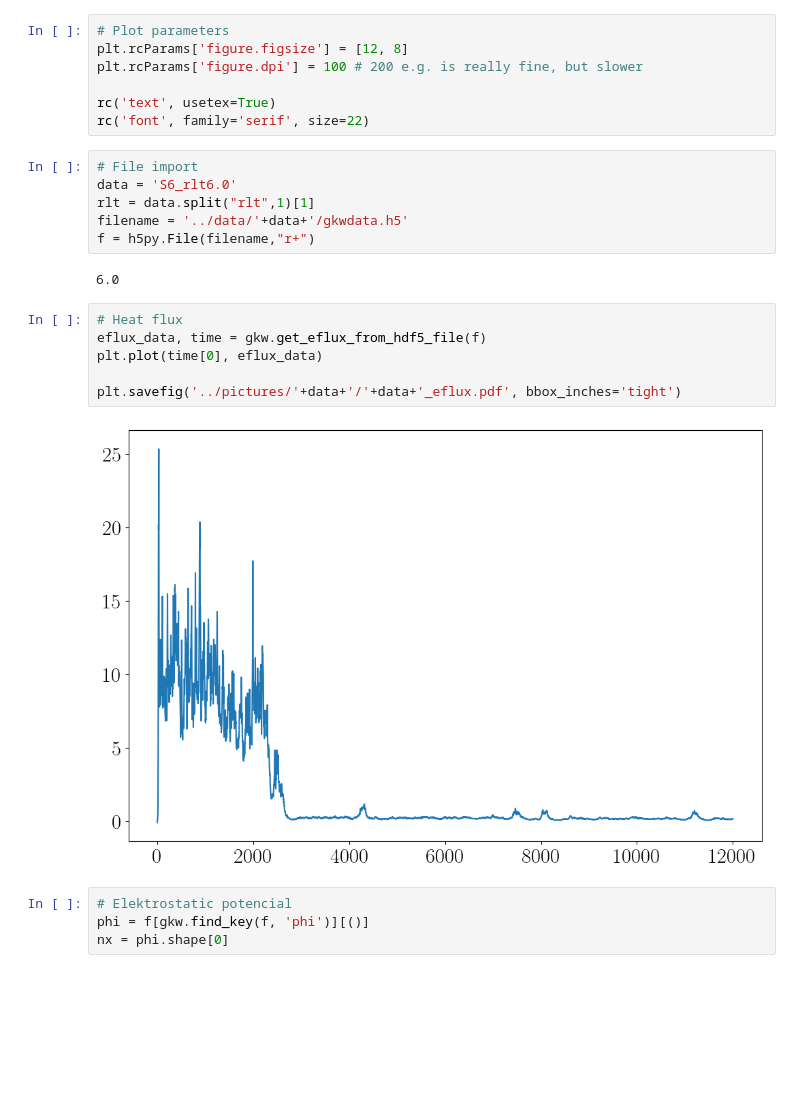
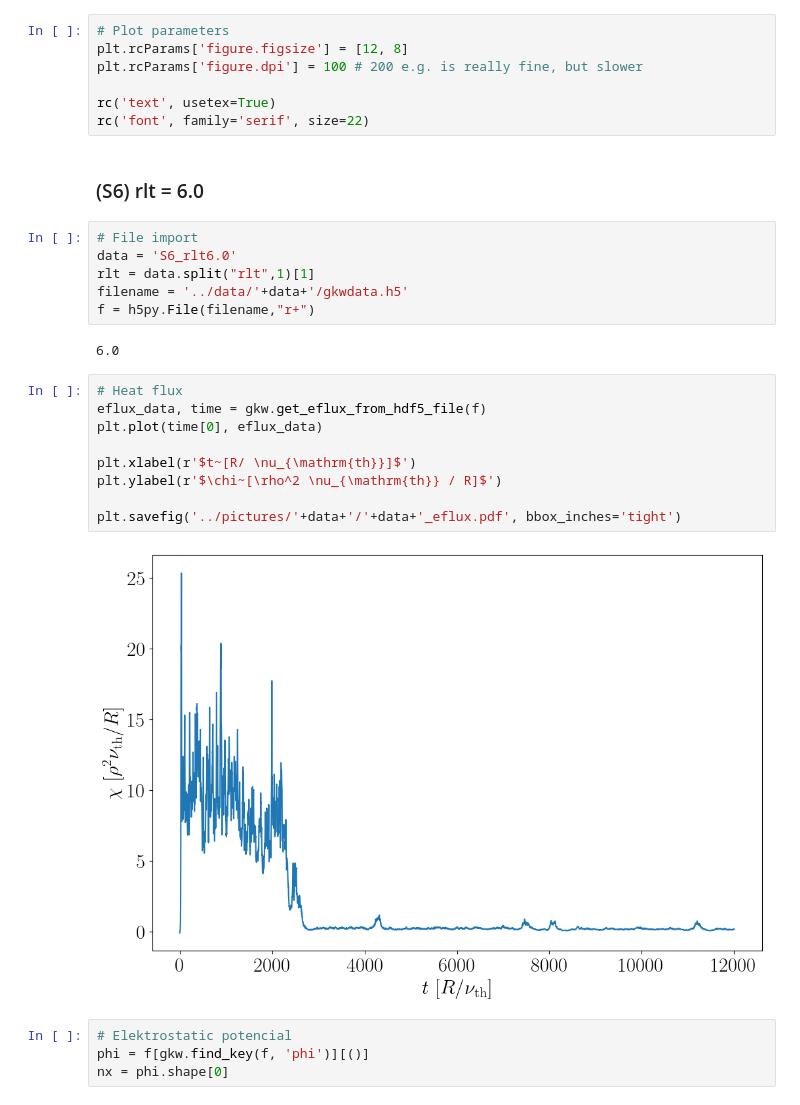
Before and after one commit to ManeLippert/Bachelorthesis-Shearingrate-Convergence, a Jupyter notebook: evaluation/evaluation.ipynb, the cells around one changed output. Saved outputs shown, nothing was run; the diff lists cells and outputs as text; blank space fills up the shorter version.

```diff
--- a/evaluation/evaluation.ipynb
+++ b/evaluation/evaluation.ipynb
@@ -13,6 +13,8 @@ plt.rcParams['figure.dpi'] = 100 # 200 e.g. is really fine, but slower
 
 rc('text', usetex=True)
 rc('font', family='serif', size=22)
+# %% [markdown]
+### (S6) rlt = 6.0
 # %%
 # File import
 data = 'S6_rlt6.0'
@@ -24,11 +26,14 @@ f = h5py.File(filename,"r+")
 # %%
 # Heat flux
 eflux_data, time = gkw.get_eflux_from_hdf5_file(f)
 plt.plot(time[0], eflux_data)
 
+plt.xlabel(r'$t~[R/ \nu_{\mathrm{th}}]$')
+plt.ylabel(r'$\chi~[\rho^2 \nu_{\mathrm{th}} / R]$')
+
 plt.savefig('../pictures/'+data+'/'+data+'_eflux.pdf', bbox_inches='tight')
 # %% [output]
-[figure, old version]
+[figure, new version]
 # %%
 # Elektrostatic potencial
 phi = f[gkw.find_key(f, 'phi')][()]
```
Also changed, not shown: parts of 4 cells of this notebook.
